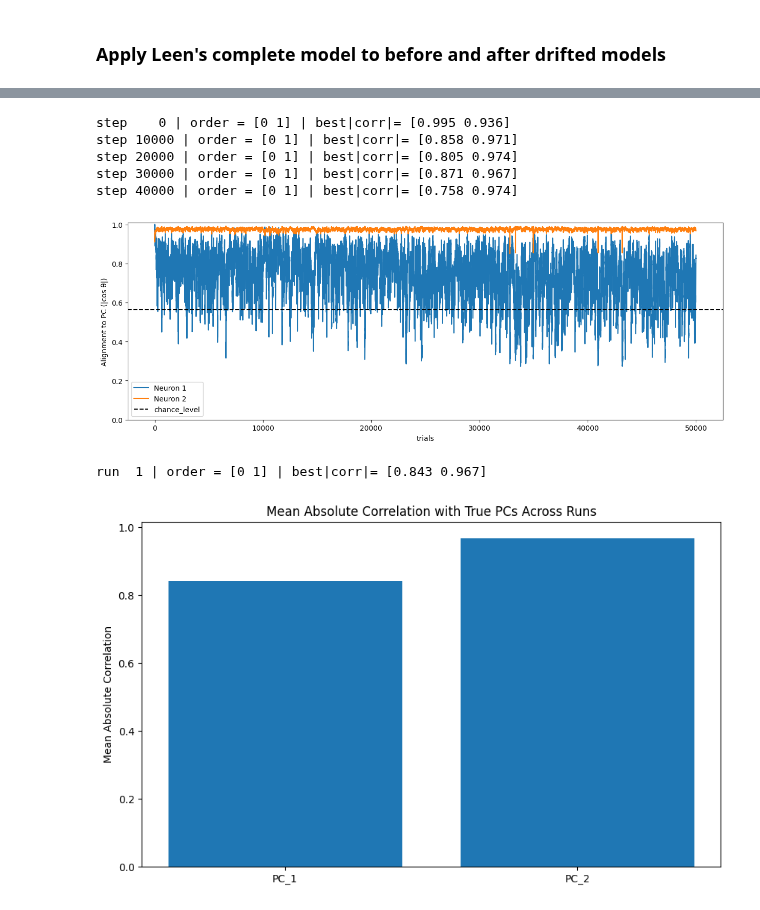
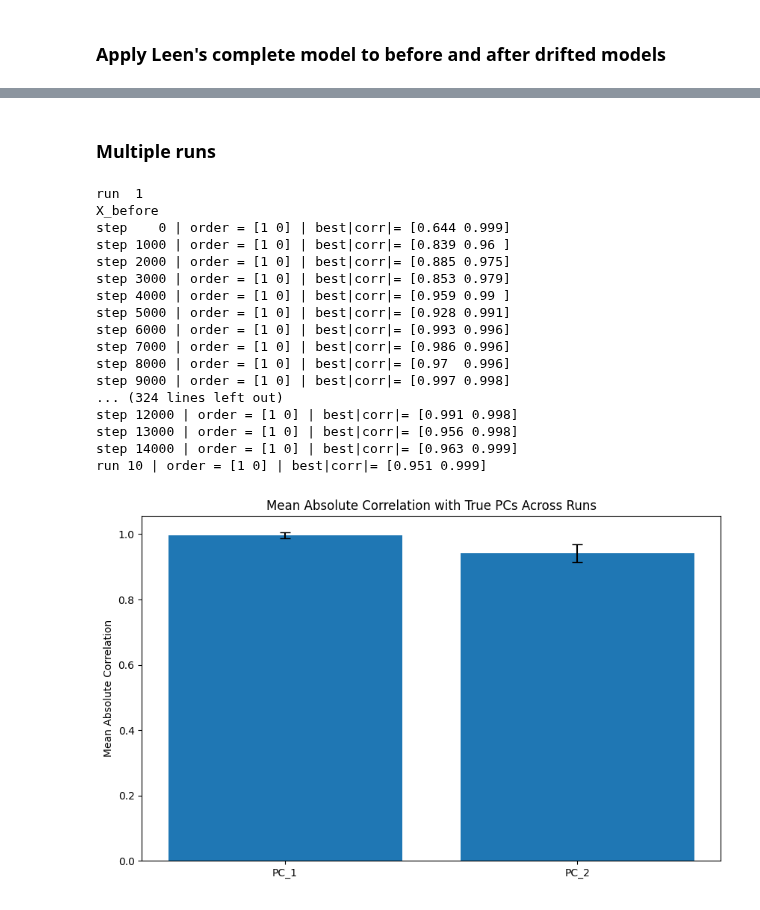
Before and after one commit to neuralalgorithms/representational-drift, a Jupyter notebook: model_drift.ipynb, the cells around one changed output, grey strips where cells are left out. Saved outputs shown, nothing was run; the diff lists cells and outputs as text; code cells hidden in the pictures.

```diff
--- a/model_drift.ipynb
+++ b/model_drift.ipynb
@@ -176,11 +176,69 @@ run  1 | order = [1 0] | best|corr|= [0.855 0.913]
 # %%
-run_experiment(leen_model, X_after, m=m, runs=1)
+# leen_model.eta_w = 1e-3  # to 2e-3 if the spectral gap is small
+# leen_model.eta_q = 3e-3  # keep >= eta_w; up to 5e-3 if columns start to couple
+
+# run_experiment(leen_model, X_after, m=m, runs=1)
-# %% [output]
-step    0 | order = [0 1] | best|corr|= [0.995 0.936]
-step 10000 | order = [0 1] | best|corr|= [0.858 0.971]
-step 20000 | order = [0 1] | best|corr|= [0.805 0.974]
-step 30000 | order = [0 1] | best|corr|= [0.871 0.967]
-step 40000 | order = [0 1] | best|corr|= [0.758 0.974]
-[figure, removed]
-run  1 | order = [0 1] | best|corr|= [0.843 0.967]
-[figure, removed]
+# %% [markdown]
+### Multiple runs
+# %%
+### Two phase training and testing
+
+def two_phase_training_testing(model, data_before, data_after, m, model_paras_after, runs =10, graph = True):
+    df_best_corr = pd.DataFrame(data=np.full((runs, m), np.nan),
+                            columns=[f"PC_{i+1}" for i in range(m)],
+                            index=[f"run_{i+1}" for i in range(runs)])
+    for run in range(runs):
+        print(f"run {run+1:2d}")
+        print(f"X_before")
+        order, similarity = Y_aligned_training_testing_online(model, data_before, graph=False)
+        # update the model parameters
+        for key, value in model_paras_after.items():
+            if hasattr(model, key):
+                setattr(model, key, value)
+        print(f"X_after")
+        order, similarity = Y_aligned_training_testing_online(model, data_after, graph=False)
+        # based on the order, sort the similarity to match PC order
+        combined_lists = zip(order, similarity)
+        # Sort the pairs based on PC_orders
+        sorted_combined_lists = sorted(combined_lists)
+        # Unzip the sorted pairs
+        _, ordered_similarity = zip(*sorted_combined_lists)
+        df_best_corr.iloc[run, :] = ordered_similarity
+        print(f"run {run+1:2d} | order = {order} | best|corr|= {np.round(similarity,3)}")
+
+    if graph == True:
+        # plot the bar graph with error bars of mean and std based on df_best_corr
+        means = df_best_corr.mean(axis=0)
+        stds = df_best_corr.std(axis=0)
+        plt.figure(figsize=(10, 6))
+        plt.bar(means.index, means.values, yerr=stds.values, capsize=5)
+        # plt.ylim(0, 1.1)
+        plt.ylabel('Mean Absolute Correlation')
+        plt.title('Mean Absolute Correlation with True PCs Across Runs')
+        plt.show()
+
+
+leen_model  = LeenCompletePCA(**model_paras)
+
+two_phase_training_testing(leen_model, X_before, X_after, m, model_paras, runs = 10, graph = True)
+
+leen_model.reset()
+# %% [output]
+run  1
+X_before
+step    0 | order = [1 0] | best|corr|= [0.644 0.999]
+step 1000 | order = [1 0] | best|corr|= [0.839 0.96 ]
+step 2000 | order = [1 0] | best|corr|= [0.885 0.975]
+step 3000 | order = [1 0] | best|corr|= [0.853 0.979]
+step 4000 | order = [1 0] | best|corr|= [0.959 0.99 ]
+step 5000 | order = [1 0] | best|corr|= [0.928 0.991]
+step 6000 | order = [1 0] | best|corr|= [0.993 0.996]
+step 7000 | order = [1 0] | best|corr|= [0.986 0.996]
+step 8000 | order = [1 0] | best|corr|= [0.97  0.996]
+step 9000 | order = [1 0] | best|corr|= [0.997 0.998]
+... (324 lines left out)
+step 12000 | order = [1 0] | best|corr|= [0.991 0.998]
+step 13000 | order = [1 0] | best|corr|= [0.956 0.998]
+step 14000 | order = [1 0] | best|corr|= [0.963 0.999]
+run 10 | order = [1 0] | best|corr|= [0.951 0.999]
+[figure, added]
```
Also changed, not shown: parts of 5 cells of this notebook, 1 other file.
